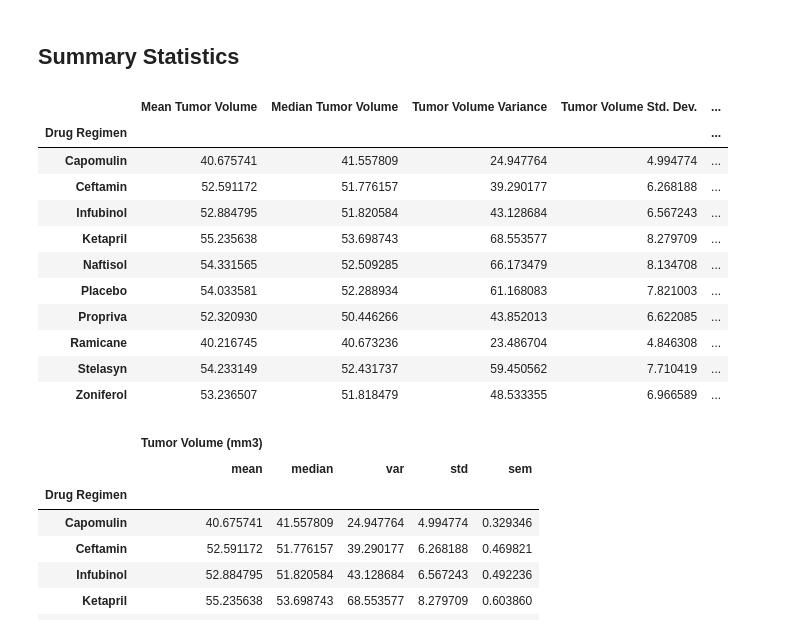
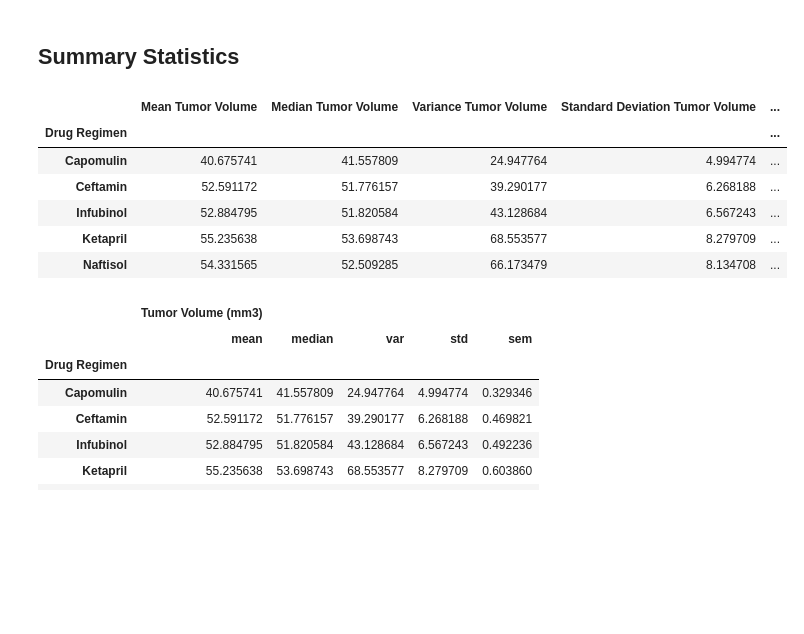
Before and after one commit to Xthe23/Mice-Treatment-Results-Analysis, a Jupyter notebook: Pymaceuticals/pymaceuticals.ipynb, the cells around one changed output. Saved outputs shown, nothing was run; the diff lists cells and outputs as text; code cells hidden in the pictures; blank space fills up the shorter version.

Commit message:
Updated: Summary Statistics

```diff
--- a/Pymaceuticals/pymaceuticals.ipynb
+++ b/Pymaceuticals/pymaceuticals.ipynb
@@ -108,25 +108,37 @@ number_of_mice
 # %%
 # Generate a summary statistics table of mean, median, variance, standard deviation, and SEM of the tumor volume for each regimen
 
 # Use groupby and summary statistical methods to calculate the following properties of each drug regimen: mean, median, variance, standard deviation, and SEM of the tumor volume.
 # Assemble the resulting series into a single summary DataFrame.
 stats_dict = {"Tumor Volume (mm3)": ["mean", "median", "var", "std", "sem"]}
-summary_stats = clean_data.groupby("Drug Regimen").agg(stats_dict)
-summary_stats.columns = ["Mean Tumor Volume", "Median Tumor Volume", "Tumor Volume Variance", "Tumor Volume Std. Dev.", "Tumor Volume Std. Err."]
-summary_stats
+# Group the data by "Drug Regimen"
+grouped_data = clean_data.groupby("Drug Regimen")
+
+# Calculate each statistic separately
+mean_tumor_volume = grouped_data["Tumor Volume (mm3)"].mean()
+median_tumor_volume = grouped_data["Tumor Volume (mm3)"].median()
+variance_tumor_volume = grouped_data["Tumor Volume (mm3)"].var()
+std_dev_tumor_volume = grouped_data["Tumor Volume (mm3)"].std()
+sem_tumor_volume = grouped_data["Tumor Volume (mm3)"].sem()
+
+# Assemble the resulting Series into a single summary DataFrame
+summary_stats = pd.DataFrame({
+    "Mean Tumor Volume": mean_tumor_volume,
+    "Median Tumor Volume": median_tumor_volume,
+    "Variance Tumor Volume": variance_tumor_volume,
+    "Standard Deviation Tumor Volume": std_dev_tumor_volume,
+    "SEM Tumor Volume": sem_tumor_volume
+})
+# Display the summary statistics DataFrame
+summary_stats.head()
 # %% [output]
-|  | Mean Tumor Volume | Median Tumor Volume | Tumor Volume Variance | Tumor Volume Std. Dev. | ... |
+|  | Mean Tumor Volume | Median Tumor Volume | Variance Tumor Volume | Standard Deviation Tumor Volume | ... |
 | Drug Regimen |  |  |  |  | ... |
 | Capomulin | 40.675741 | 41.557809 | 24.947764 | 4.994774 | ... |
 | Ceftamin | 52.591172 | 51.776157 | 39.290177 | 6.268188 | ... |
 | Infubinol | 52.884795 | 51.820584 | 43.128684 | 6.567243 | ... |
 | Ketapril | 55.235638 | 53.698743 | 68.553577 | 8.279709 | ... |
 | Naftisol | 54.331565 | 52.509285 | 66.173479 | 8.134708 | ... |
-| Placebo | 54.033581 | 52.288934 | 61.168083 | 7.821003 | ... |
-| Propriva | 52.320930 | 50.446266 | 43.852013 | 6.622085 | ... |
-| Ramicane | 40.216745 | 40.673236 | 23.486704 | 4.846308 | ... |
-| Stelasyn | 54.233149 | 52.431737 | 59.450562 | 7.710419 | ... |
-| Zoniferol | 53.236507 | 51.818479 | 48.533355 | 6.966589 | ... |
 # %%
 # A more advanced method to generate a summary statistics table of mean, median, variance, standard deviation,
 # and SEM of the tumor volume for each regimen (only one method is required in the solution)
```
